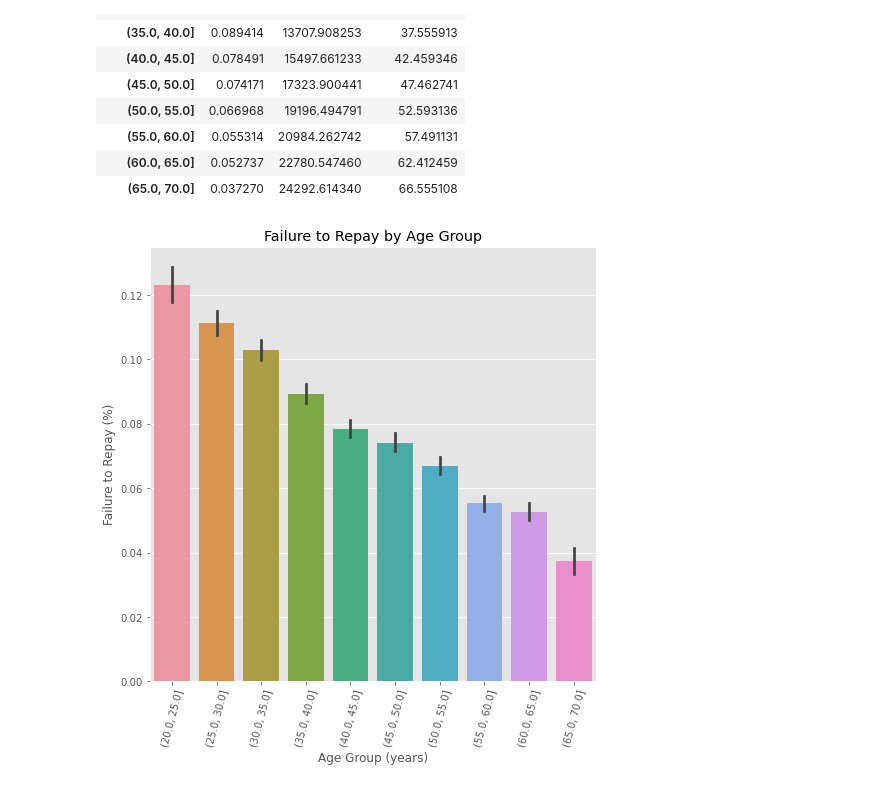
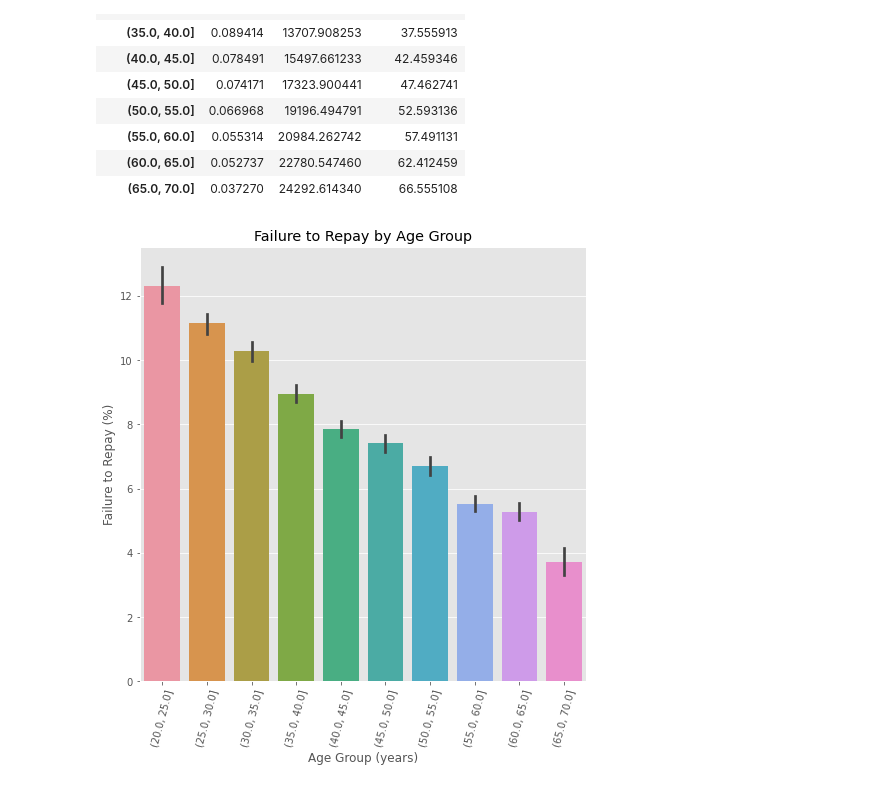
Before and after one commit to TTYTTDK/1st-DL-CVMarathon, a Jupyter notebook: D_11-20/D_16/Day_016_HW.ipynb, the cells around one changed output. Drawn from its saved outputs; the diff is of its cells as text; code cells hidden in the pictures.

```diff
--- a/D_11-20/D_16/Day_016_HW.ipynb
+++ b/D_11-20/D_16/Day_016_HW.ipynb
@@ -130,16 +130,16 @@ age_groups
 # %%
 plt.figure(figsize = (8, 8))
 
 # 以年齡區間為 x, target 為 y 繪製 barplot
 """
 Your Code Here
 """
 px = age_data['YEARS_BINNED']
-py = age_data['TARGET']
+py = 100 * age_data['TARGET']
 sns.barplot(px, py)
 
 # Plot labeling
 plt.xticks(rotation = 75); plt.xlabel('Age Group (years)'); plt.ylabel('Failure to Repay (%)')
 plt.title('Failure to Repay by Age Group');
 # %% [output]
-[figure, old version]
+[figure, new version]
```
